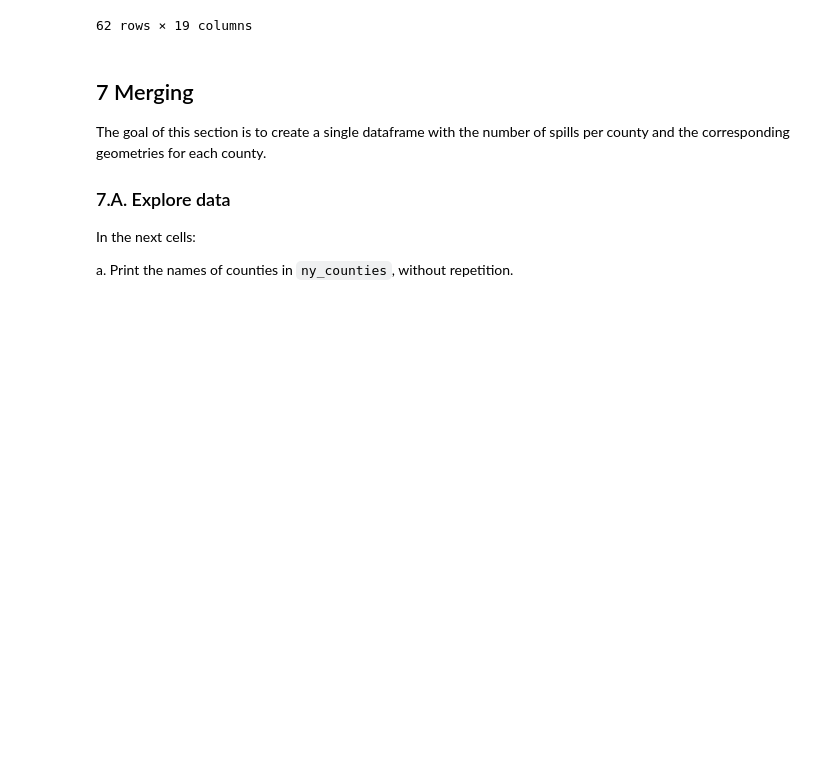
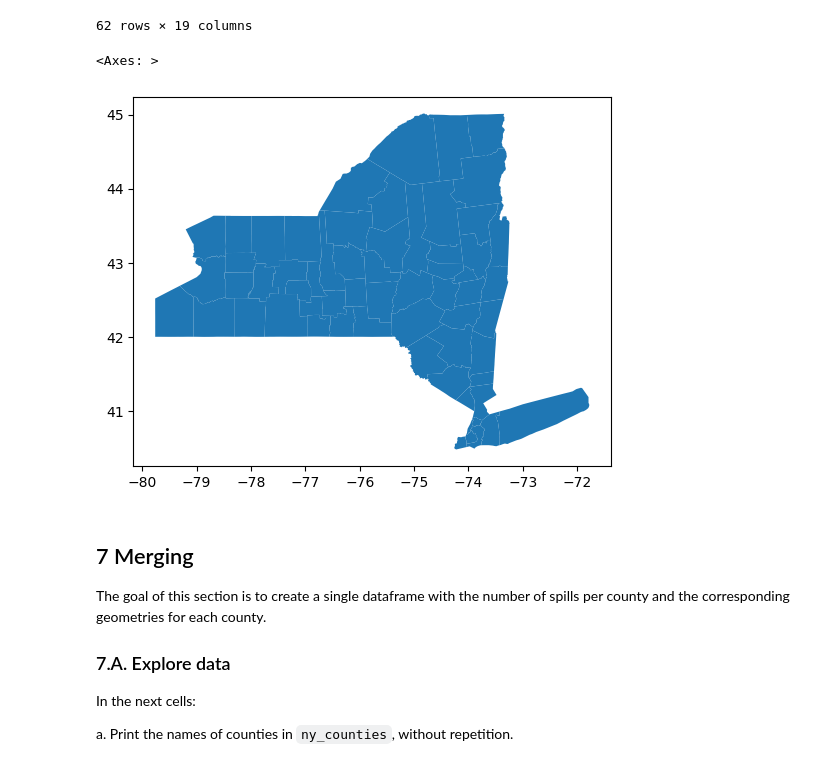
Before and after one commit to edengonzalezz/eds220-hwk3, a Jupyter notebook: hwk3-task2-spills.ipynb, the cells around one changed output. Saved outputs shown, nothing was run; the diff lists cells and outputs as text; code cells hidden in the pictures; blank space fills up the shorter version.

```diff
--- a/hwk3-task2-spills.ipynb
+++ b/hwk3-task2-spills.ipynb
@@ -504,6 +504,11 @@ ny_counties
 | 3110 | 36 | 033 | 00974115 | 36033 | 0500000US36033 | Franklin | Franklin County | 06 | H1 | G4020 | None | ... |
 | 3120 | 36 | 031 | 00974114 | 36031 | 0500000US36031 | Essex | Essex County | 06 | H1 | G4020 | None | ... |
 62 rows × 19 columns
+# %%
+ny_counties.plot()
+# %% [output]
+<Axes: >
+[figure, added]
 # %% [markdown]
 <!-- END QUESTION -->
 
```
Also changed, not shown: parts of 19 cells of this notebook.
